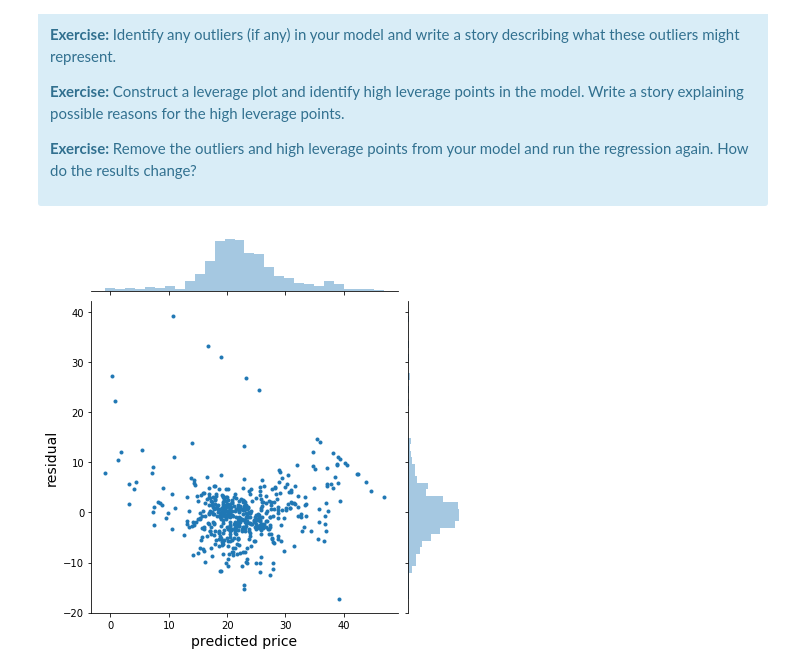
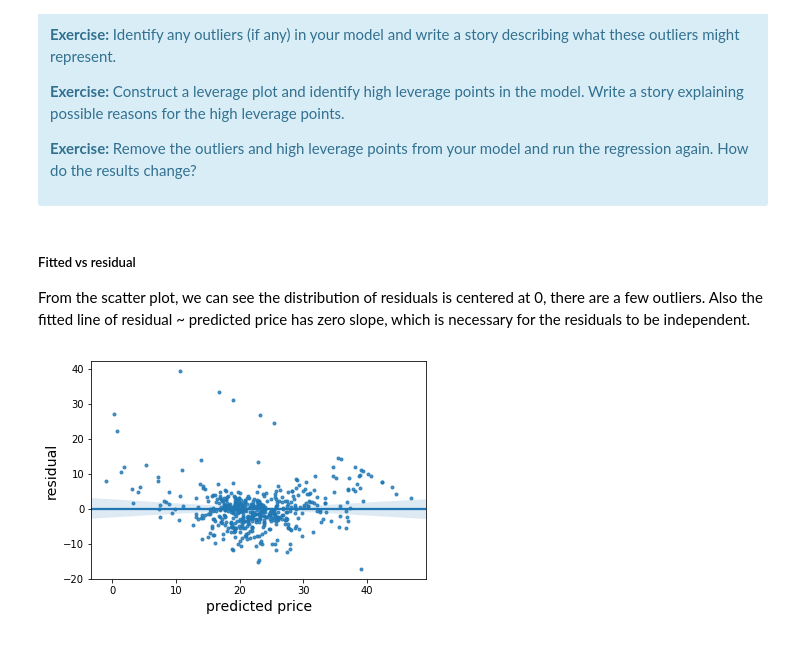
Before and after one commit to NoxMoon/springboard, a Jupyter notebook: linear_regression/Mini_Project_Linear_Regression.ipynb, the cells around one changed output. Saved outputs shown, nothing was run; the diff lists cells and outputs as text; code cells hidden in the pictures.

```diff
--- a/linear_regression/Mini_Project_Linear_Regression.ipynb
+++ b/linear_regression/Mini_Project_Linear_Regression.ipynb
@@ -870,9 +926,13 @@ There are some other issues that are important investigate with linear regressio
 </div>
 # %%
 m = ols('PRICE ~ CRIM + RM + PTRATIO',bos).fit()
+# %% [markdown]
+##### Fitted vs residual
+From the scatter plot, we can see the distribution of residuals is centered at 0, there are a few outliers. Also the fitted line of residual ~ predicted price has zero slope, which is necessary for the residuals to be independent.
 # %%
-g = sns.jointplot(m.fittedvalues, m.resid, marker='.')
-g.set_axis_labels('predicted price', 'residual', fontsize=14)
+sns.regplot(m.fittedvalues, m.resid, marker='.')
+plt.xlabel('predicted price', fontsize=14)
+plt.ylabel('residual', fontsize=14)
 plt.show()
 # %% [output]
-[figure, old version]
+[figure, new version]
```
Also changed, not shown: parts of 36 cells of this notebook.
